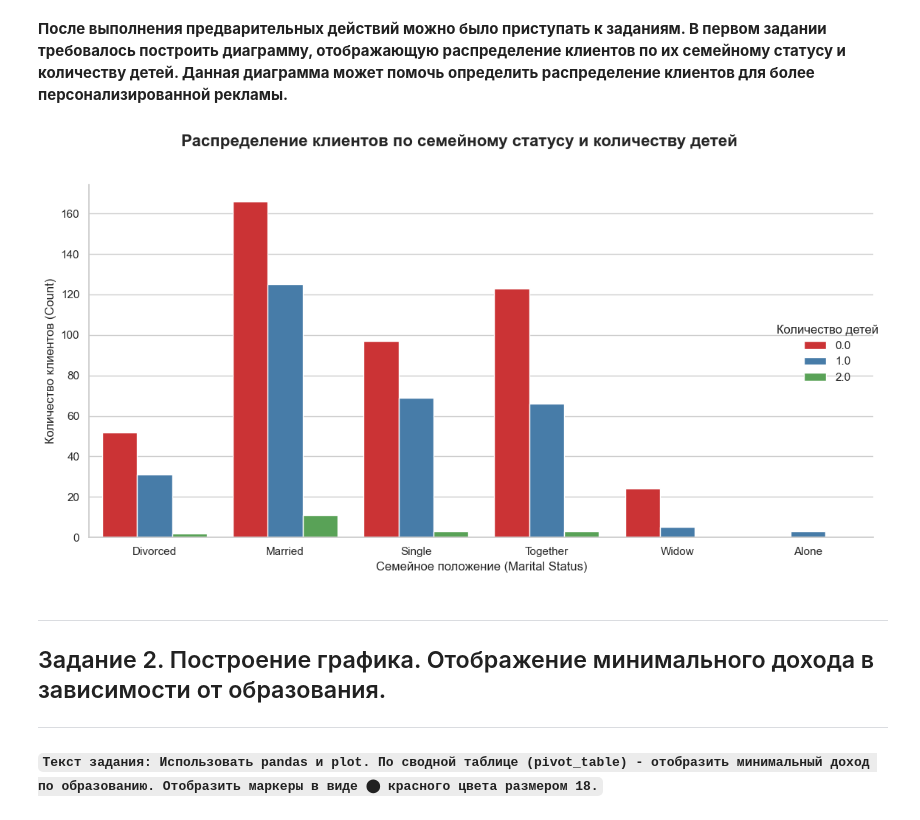
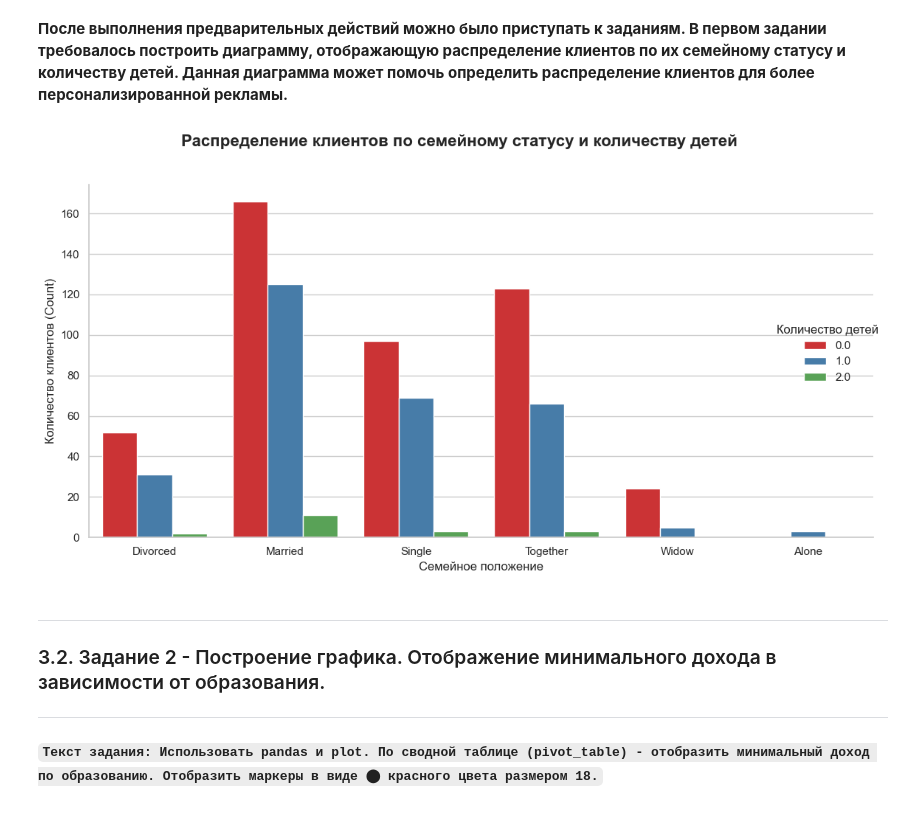
Before and after one commit to NotChelovec/Introduction_to_Data_Analysis, a Jupyter notebook: Lab2/lab2_RyabovDS.ipynb, the cells around one changed output. Saved outputs shown, nothing was run; the diff lists cells and outputs as text; code cells hidden in the pictures.

```diff
--- a/Lab2/lab2_RyabovDS.ipynb
+++ b/Lab2/lab2_RyabovDS.ipynb
@@ -106,35 +180,35 @@ memory usage: 61.1+ KB
 # %%
 # Группируем по 'Kidhome' и 'Marital_Status' и подсчитываем количество клиентов ('Count').
 grouped_df = df.groupby(['Kidhome', 'Marital_Status']).size().reset_index(name='Count')
 
 # Создаем сгруппированную столбчатую диаграмму с помощью sns.catplot
 # x - Семейное положение, hue - Количество детей, y - Количество клиентов
 g = sns.catplot(
     data=grouped_df,
     kind="bar",
     x="Marital_Status",
     y="Count",
     hue="Kidhome",
     height=6,          # Высота графика
     aspect=1.8,        # Соотношение сторон
     palette="Set1" # Красивая палитра
 )
 
 # Настройка заголовков и подписей
 g.fig.suptitle('Распределение клиентов по семейному статусу и количеству детей', y=1.02, fontsize=16, fontweight='bold')
-g.set_axis_labels("Семейное положение (Marital Status)", "Количество клиентов (Count)", fontsize=12)
+g.set_axis_labels("Семейное положение", "Количество клиентов (Count)", fontsize=12)
 
 # Настройка легенды
 g._legend.set_title("Количество детей")
 
 # Отображение графика.
 plt.tight_layout()
 plt.show()
 # %% [output]
-[figure, old version]
+[figure, new version]
 # %% [markdown]
 ---
-## Задание 2. Построение графика. Отображение минимального дохода в зависимости от образования.
+### 3.2. Задание 2 - Построение графика. Отображение минимального дохода в зависимости от образования.
 ---
 # %% [markdown]
 **`Текст задания: Использовать pandas и plot. По сводной таблице (pivot_table) - отобразить минимальный доход по образованию. Отобразить маркеры в виде ⬤ красного цвета размером 18.`**
```
Also changed, not shown: parts of 37 cells of this notebook.
